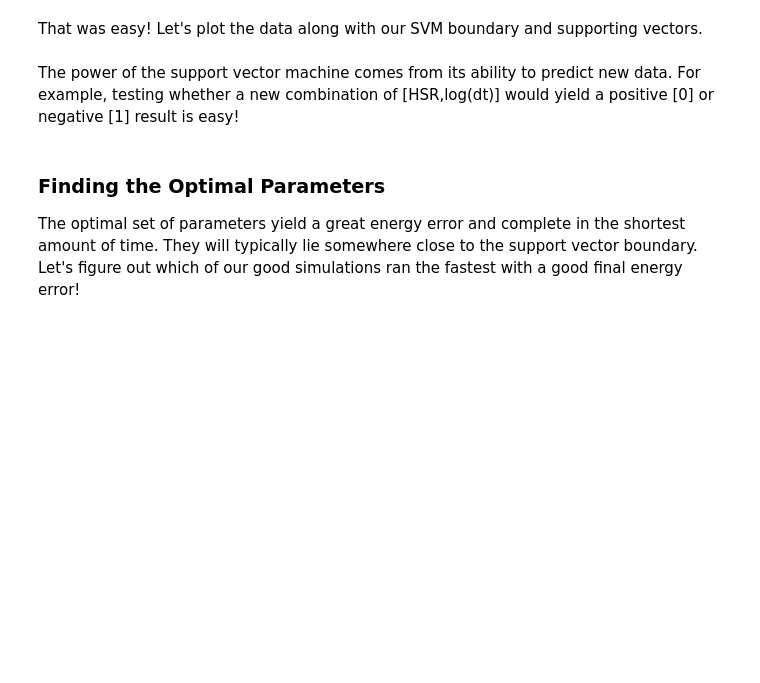
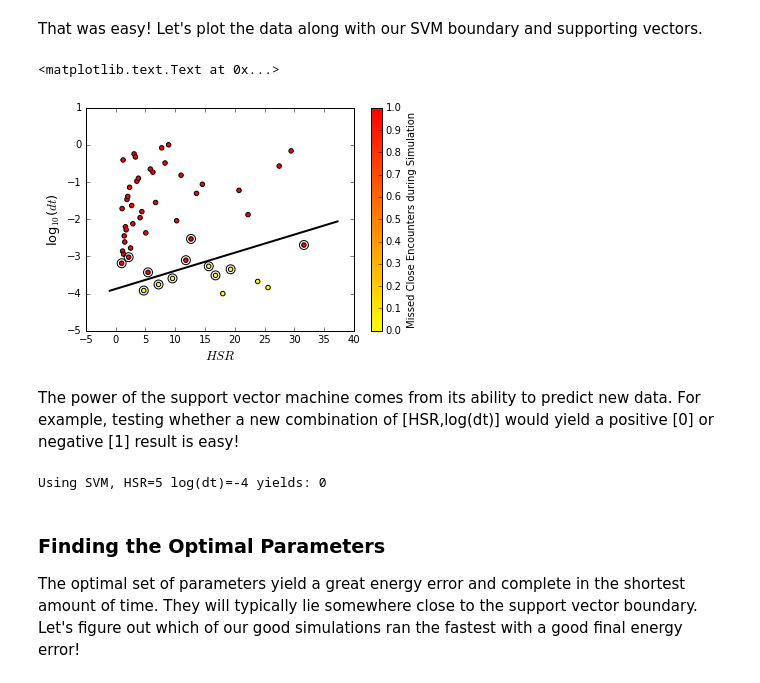
Before and after one commit to silburt/rebound, a Jupyter notebook: ipython_examples/OptimizeHERMES.ipynb, the cells around one changed output. Drawn from its saved outputs; the diff is of its cells as text; code cells hidden in the pictures; blank space fills up the shorter version.

```diff
--- a/ipython_examples/OptimizeHERMES.ipynb
+++ b/ipython_examples/OptimizeHERMES.ipynb
@@ -185,47 +181,50 @@ from sklearn.preprocessing import StandardScaler
 y=data["bad_dt"]
 data["logdt"] = np.log10(data["dt"])  #convert log axis to linear
 Xcolumns = ["HSR","logdt"]
-XX = data[Xcolumns]
+X = data[Xcolumns]
 scaler = StandardScaler().fit(X)
-X = scaler.transform(XX)
+X = scaler.transform(X)
 # %% [markdown]
 Now let's find the boundary.
 # %%
 from sklearn.svm import SVC
-clf=SVC(kernel='linear',C=10)
+clf=SVC(kernel='linear',C=0.5)
 clf.fit(X,y);
 # %% [markdown]
 That was easy! Let's plot the data along with our SVM boundary and supporting vectors.
 # %%
-#Get SVM coefficients
+#Get SVM Linear coefficients
 w=clf.coef_[0]
 a=-w[0]/w[1]
 
 #sample the SVM boundary and transform back to original co-ords
 x,y = zip(*X)
-xx = np.linspace(min(x),max(x))
+xx = np.linspace(1.25*min(x),1.25*max(x))
 yy=a*xx-(clf.intercept_[0])/w[1]
 xx,yy = zip(*scaler.inverse_transform(zip(xx,yy)))
 
 #get support vectors and transform back to original coords
 supx, supy = zip(*scaler.inverse_transform(zip(clf.support_vectors_[:,0],clf.support_vectors_[:,1])))
 
 #plot
 plt.plot(xx,yy,'k-',linewidth=2)
 plt.scatter(data["HSR"], data["logdt"], c=data["bad_dt"], cmap="autumn_r")
 cbar = plt.colorbar()
 cbar.set_label("Missed Close Encounters during Simulation",size=10)
 plt.scatter(supx,supy,s=80,facecolors='none')
-plt.xscale('log')
-plt.xlim([0.5,10**HSR[1]])
 plt.xlabel("$HSR$",fontsize=size)
 plt.ylabel("log$_{10}$($dt$)",fontsize=size)
+# %% [output]
+<matplotlib.text.Text at 0x...>
+[figure, added]
 # %% [markdown]
 The power of the support vector machine comes from its ability to predict new data. For example, testing whether a new combination of [HSR,log(dt)] would yield a positive [0] or negative [1] result is easy!
 # %%
-new = np.array([60,-2])
-
-print "Using SVM, HSR="+str(new[0])+", log(dt)="+str(new[1])+" yields:",clf.predict(scaler.transform(new))[0]
+# HSR, log_10(dt)
+new = [[5,-4]]
+print "Using SVM, HSR=%d log(dt)=%d yields: %d" %(new[0][0],new[0][1],clf.predict(scaler.transform(new))[0])
+# %% [output]
+Using SVM, HSR=5 log(dt)=-4 yields: 0
 # %% [markdown]
 ### Finding the Optimal Parameters
 The optimal set of parameters yield a great energy error and complete in the shortest amount of time. They will typically lie somewhere close to the support vector boundary. Let's figure out which of our good simulations ran the fastest with a good final energy error!
```
Also changed, not shown: parts of 5 cells of this notebook, 1 other file.
